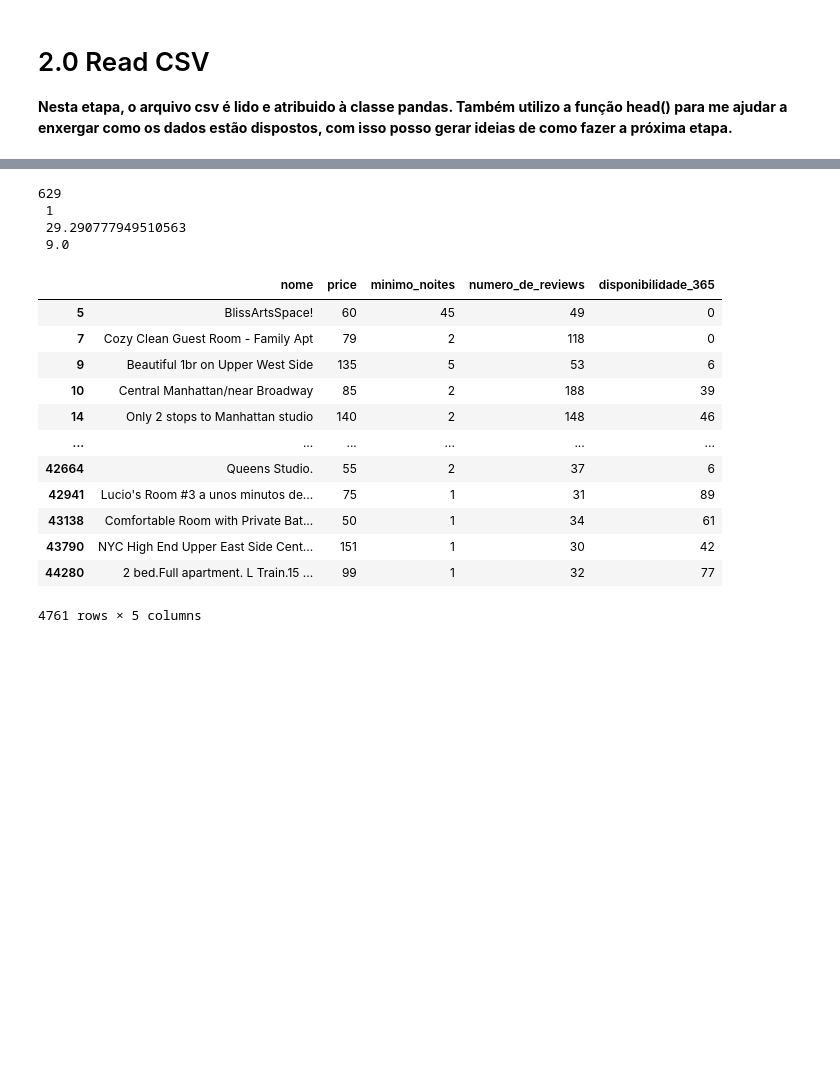
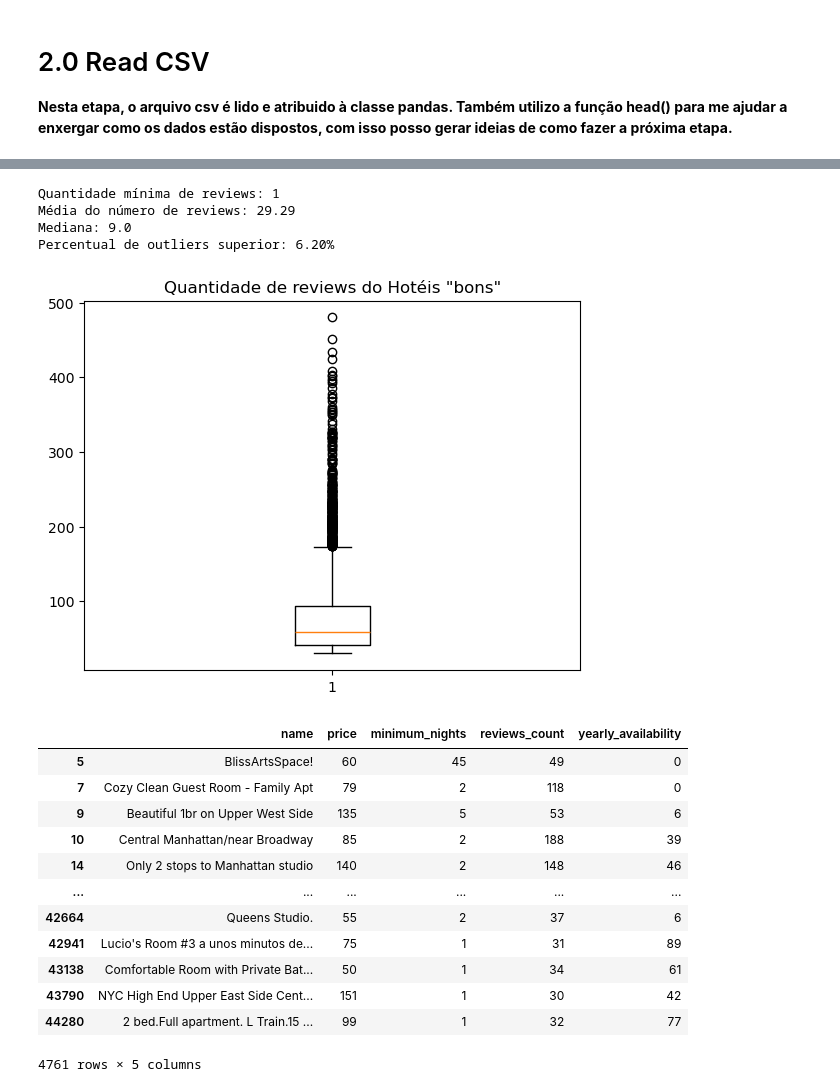
Before and after one commit to gustavobastos1998/New-York-Rent-Prediction, a Jupyter notebook: notebook/lighthouse-notebook-teste.ipynb, the cells around one changed output, grey strips where cells are left out. Saved outputs shown, nothing was run; the diff lists cells and outputs as text; code cells hidden in the pictures; blank space fills up the shorter version.

Commit message:
análise de reviews_count e formulação do texto resumo de sua célula e import da biblioteca matplotlib

```diff
--- a/notebook/lighthouse-notebook-teste.ipynb
+++ b/notebook/lighthouse-notebook-teste.ipynb
@@ -22 +25,17 @@ data_frame.head()
+# %%
+def outliers_identification(df, coluna):
+    """
+        função que recebe uma coluna no formato string e retorna um dataframe com duas colunas,
+        uma contendo os outliers inferiores e a outra os inferiores
+    """
+    quartil_1 = df[coluna].quantile(0.25)
+    quartil_2 = df[coluna].quantile(0.50)
+    quartil_3 = df[coluna].quantile(0.75)
+    intervalo_interquartil = quartil_3 - quartil_1
+    limite_superior = quartil_3 + 1.5*intervalo_interquartil
+    limite_inferior = quartil_1 - 1.5*intervalo_interquartil
+    outliers = pd.DataFrame(columns=['inferior_outliers','superior_outliers'])
+    outliers['inferior_outliers'] = df[df[coluna] < limite_inferior][coluna]
+    outliers['superior_outliers'] = df[df[coluna] > limite_superior][coluna]
+    return outliers
 # %% [markdown]
@@ -82,23 +111,36 @@ None
 # %%
-maximo_numero_reviews = data_frame['numero_de_reviews'].max()
-minimo_numero_reviews = data_frame['numero_de_reviews'].min()
-media_numero_reviews = data_frame['numero_de_reviews'].mean()
-mediana = data_frame['numero_de_reviews'].median()
+# mínimo, média e mediana da reviews_count. O mínimo aponta se há erro na inserção, caso haja valor negativo.
+minimo_numero_reviews = data_frame['reviews_count'].min()
+media_numero_reviews = data_frame['reviews_count'].mean()
+mediana_numero_review = data_frame['reviews_count'].median()
 
-media_disponibilidade = data_frame['disponibilidade_365'].mean()
-print(maximo_numero_reviews,'\n',minimo_numero_reviews,'\n',media_numero_reviews,'\n',mediana)
+media_disponibilidade = data_frame['yearly_availability'].mean()
+print(f'Quantidade mínima de reviews: {minimo_numero_reviews}\nMédia do número de reviews: {media_numero_reviews:.2f}\nMediana: {mediana_numero_review}')
 
-df_disponibilidade_abaixo_media = data_frame[data_frame['disponibilidade_365'] < media_disponibilidade]
+df_disponibilidade_abaixo_media = data_frame[data_frame['yearly_availability'] < media_disponibilidade]
 
-df_lugares_bons_de_alugar = df_disponibilidade_abaixo_media[df_disponibilidade_abaixo_media['numero_de_reviews'] > media_numero_reviews]
-df_lugares_bons_de_alugar = df_lugares_bons_de_alugar[['nome','price','minimo_noites','numero_de_reviews','disponibilidade_365']]
+df_lugares_bons_de_alugar = df_disponibilidade_abaixo_media[df_disponibilidade_abaixo_media['reviews_count'] > media_numero_reviews]
+df_lugares_bons_de_alugar = df_lugares_bons_de_alugar[['name','price','minimum_nights','reviews_count','yearly_availability']]
+
+# identificando outliers
+df = outliers_identification(df_lugares_bons_de_alugar,'reviews_count')
+quantidade_de_outliers_superior = df['superior_outliers'].shape[0]
+quantidade_total_de_dados = df_lugares_bons_de_alugar['reviews_count'].shape[0]
+percentual_de_outliers_superior = (quantidade_de_outliers_superior/quantidade_total_de_dados)*100
+print(f'Percentual de outliers superior: {percentual_de_outliers_superior:.2f}%')
+
+plt.boxplot(df_lugares_bons_de_alugar['reviews_count'])
+plt.title('Quantidade de reviews do Hotéis "bons"')
+plt.show()
+
 df_lugares_bons_de_alugar
 # %% [output]
-629
- 1
- 29.290777949510563
- 9.0
+Quantidade mínima de reviews: 1
+Média do número de reviews: 29.29
+Mediana: 9.0
+Percentual de outliers superior: 6.20%
+[figure, added]
-|  | nome | price | minimo_noites | numero_de_reviews | disponibilidade_365 |
+|  | name | price | minimum_nights | reviews_count | yearly_availability |
 | 5 | BlissArtsSpace! | 60 | 45 | 49 | 0 |
 | 7 | Cozy Clean Guest Room - Family Apt | 79 | 2 | 118 | 0 |
 | 9 | Beautiful 1br on Upper West Side | 135 | 5 | 53 | 6 |
```
Also changed, not shown: parts of 8 cells of this notebook.
